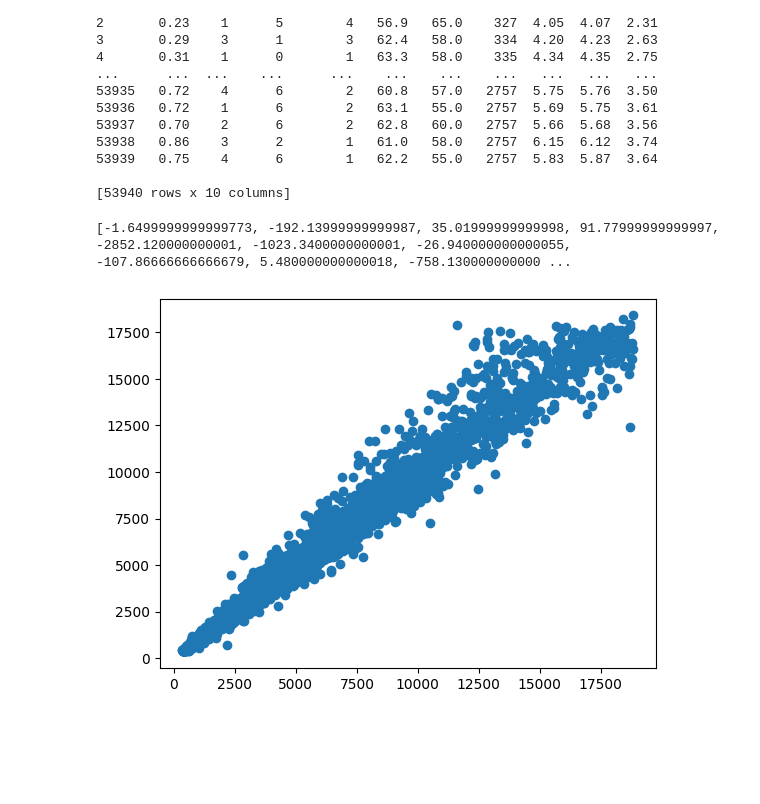
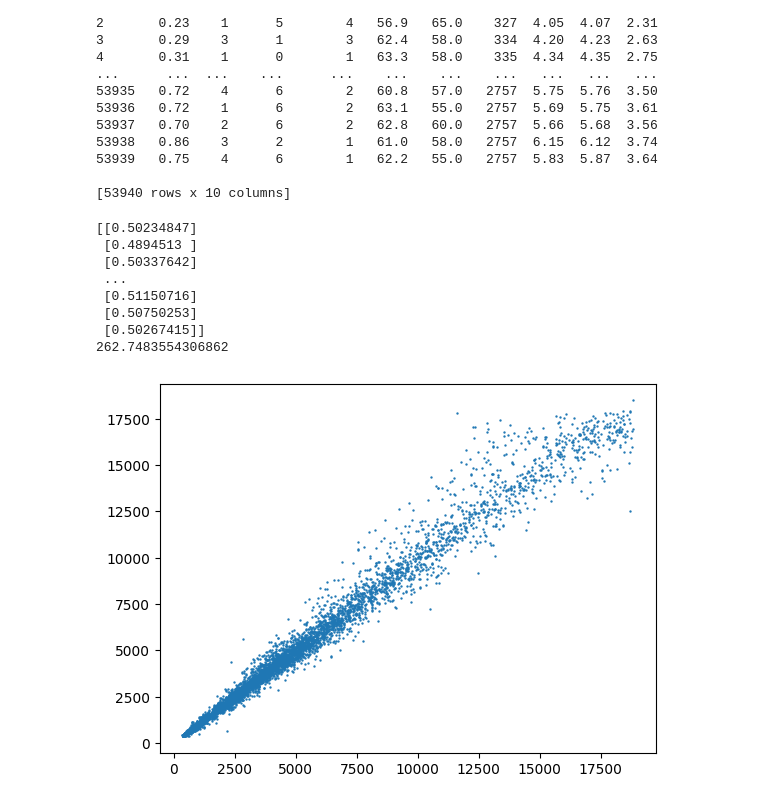
Before and after one commit to mekafuyu/ML_Studies, a Jupyter notebook: DiamondML/diamond.ipynb, the cells around one changed output. Saved outputs shown, nothing was run; the diff lists cells and outputs as text; code cells hidden in the pictures; blank space fills up the shorter version.

Commit message:
bettering graphs

```diff
--- a/DiamondML/diamond.ipynb
+++ b/DiamondML/diamond.ipynb
@@ -77,34 +121,46 @@ X_train, X_test, Y_train, Y_test = train_test_split(X, Y, test_size=0.15, random
 model = RandomForestRegressor(n_jobs=-1)
 # model = GridSearchCV(
 #   RandomForestRegressor(),
 #   {
 #     'criterion' : [ 'gini', 'entropy' ],
 #     'min_samples_split' : range(2, 20)
 #   },
 #   n_jobs = -1
 # )
 
 model.fit(X_train, Y_train)
 # print(model.best_params_)
 # model = model.best_estimator_
 dump(model, 'model_random_forest.pkl')
 
 # predictions = model.predict(X_train)
 # print(mean_absolute_error(Y_train, predictions))
 # ConfusionMatrixDisplay.from_predictions(Y_train, predictions)
 # plt.show()
 
 # predictions = model.predict(X_test)
 # print(mean_absolute_error(Y_test, predictions))
 # ConfusionMatrixDisplay.from_predictions(Y_test, predictions)
 # plt.show()
 
 Y_pred = model.predict(X_test)
-distances = [ti - pi for ti, pi in zip(Y_test, Y_pred)]
+distances = np.array([ti - pi for ti, pi in zip(Y_test, Y_pred)])
+distances = distances.reshape(-1, 1)
+distances = pre.MinMaxScaler().fit_transform(distances)
 print(distances)
-plt.scatter(Y_test, Y_pred)
+
+print(mean_absolute_error(Y_test, Y_pred))
+plt.scatter(Y_test, Y_pred, s=0.5)
+# plt.scatter(Y_test, Y_pred)
 # plt.plot(Y_pred)
 plt.show()
 # %% [output]
-[-1.6499999999999773, -192.13999999999987, 35.01999999999998, 91.77999999999997, -2852.120000000001, -1023.3400000000001, -26.940000000000055, -107.86666666666679, 5.480000000000018, -758.130000000000 ...
+[[0.50234847]
+ [0.4894513 ]
+ [0.50337642]
+ ...
+ [0.51150716]
+ [0.50750253]
+ [0.50267415]]
+262.7483554306862
-[figure, old version]
+[figure, new version]
```
Also changed, not shown: parts of 3 cells of this notebook, 5 other files.
